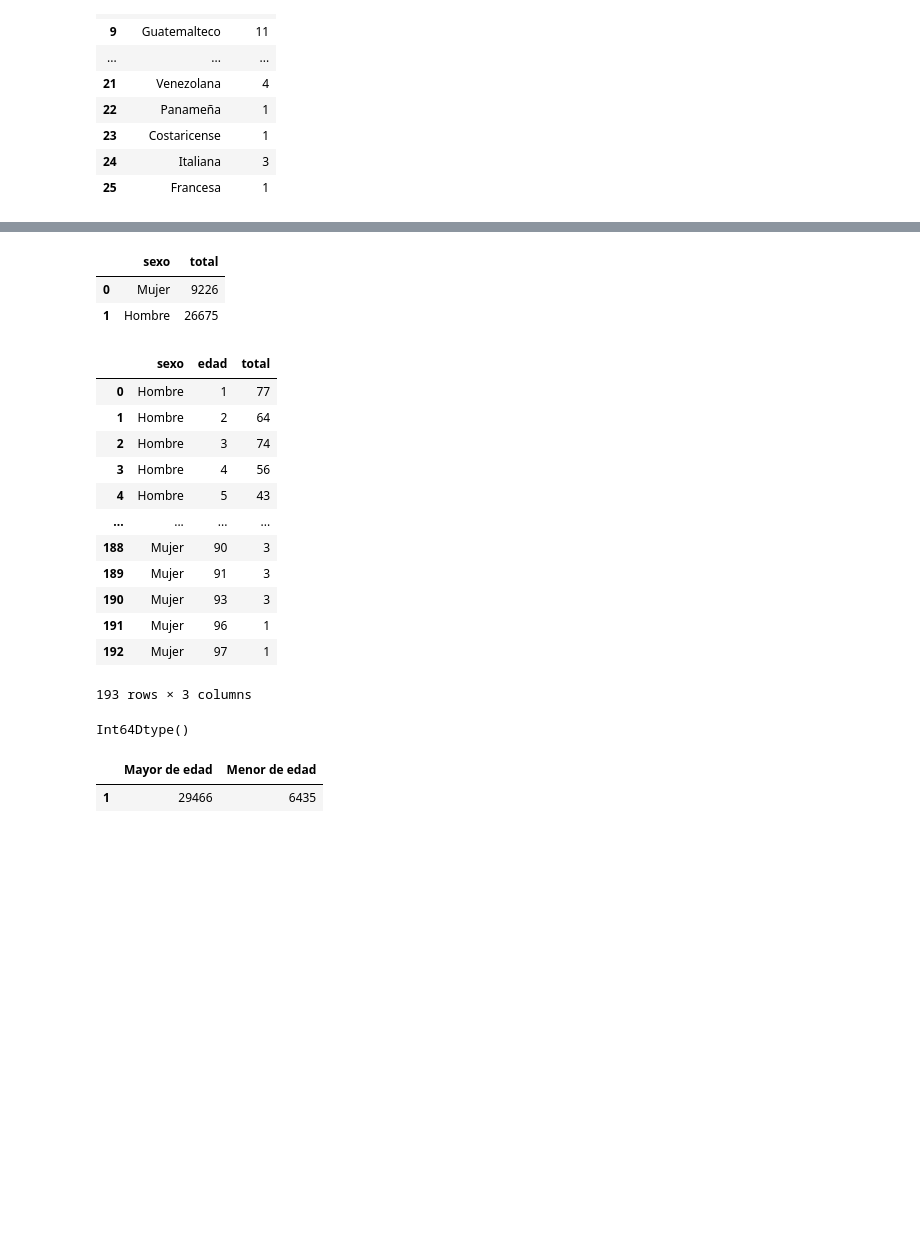
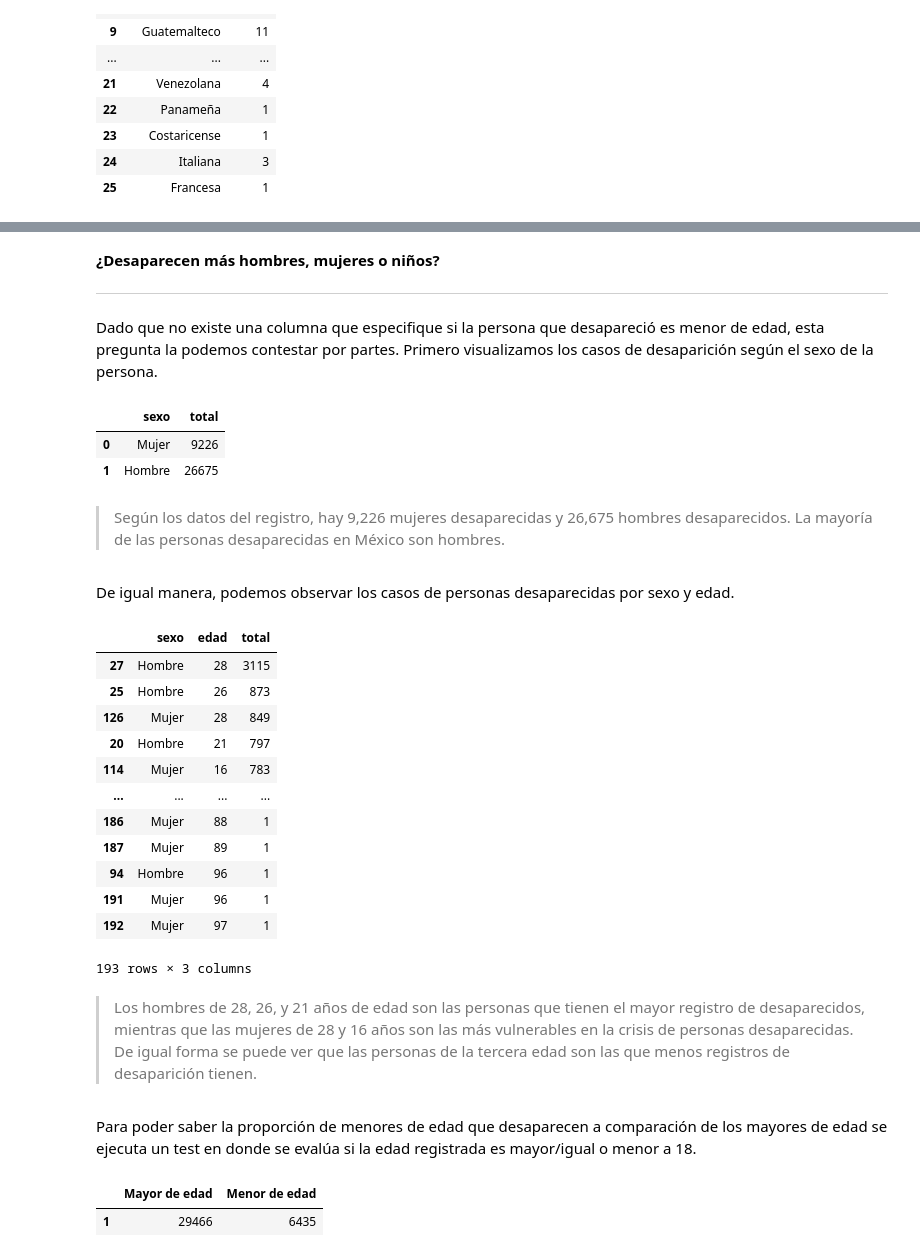
Before and after one commit to MinervaNunez/Proyecto-de-Python-BEDU, a Jupyter notebook: Proyecto_Equipo_8.ipynb, the cells around one changed output, grey strips where cells are left out. Saved outputs shown, nothing was run; the diff lists cells and outputs as text; code cells hidden in the pictures; blank space fills up the shorter version.

Commit message:
Add files via upload
Notebook con preguntas contestadas

```diff
--- a/Proyecto_Equipo_8.ipynb
+++ b/Proyecto_Equipo_8.ipynb
@@ -781,6 +779,6 @@ Aplicaremos una transformación similar en nuestra columna de edades, convirtien
 # %% [markdown]
 Pasemos a la imputación usando la mediana.
 # %%
-edad_mediana = df['Edad'].median().astype(int)
+edad_mediana = df['Edad'].median()
 edad_mediana
 # %% [output]
@@ -1133,5 +1185,6 @@ df.groupby(['entidad'], sort=False).size().reset_index(name='total')
 # %%
-df.groupby(['entidad', 'municipio'], sort=False).size().reset_index(name='total')
+df.entidad_municipio= df.groupby(['entidad', 'municipio'], sort=False).size().reset_index(name='total')
+df.entidad_municipio
 # %% [output]
 |  | entidad | municipio | total |
 | 0 | Sonora | Navojoa | 76 |
@@ -1147,7 +1200,8 @@ df.groupby(['entidad', 'municipio'], sort=False).size().reset_index(name='total'
 | 1163 | Puebla | Chila | 1 |
 1164 rows × 3 columns
 # %%
-df.groupby(['entidad', 'municipio', 'localidad'], sort=False).size().reset_index(name='total')
+df.entidad_municipio_localidad= df.groupby(['entidad', 'municipio', 'localidad'], sort=False).size().reset_index(name='total')
+df.entidad_municipio_localidad
 # %% [output]
 |  | entidad | municipio | localidad | total |
 | 0 | Sonora | Navojoa | Navojoa | 68 |
@@ -1165,5 +1247,6 @@ df.groupby(['entidad', 'municipio', 'localidad'], sort=False).size().reset_index
 # %%
-df.groupby(['nacionalidad'], sort=False).size().reset_index(name='total')
+df.desaparecidos_nacionalidad= df.groupby(['nacionalidad'], sort=False).size().reset_index(name='total')
+df.desaparecidos_nacionalidad
 # %% [output]
 |  | nacionalidad | total |
 | 0 | Mexicana | 33667 |
@@ -1185,29 +1275,44 @@ df.groupby(['nacionalidad'], sort=False).size().reset_index(name='total')
+# %% [markdown]
+**¿Desaparecen más hombres, mujeres o niños?**
+
+---
+# %% [markdown]
+Dado que no existe una columna que especifique si la persona que desapareció es menor de edad, esta pregunta la podemos contestar por partes. Primero visualizamos los casos de desaparición según el sexo de la persona.
 # %%
 df.groupby(['sexo'], sort=False).size().reset_index(name='total')
 # %% [output]
 |  | sexo | total |
 | 0 | Mujer | 9226 |
 | 1 | Hombre | 26675 |
+# %% [markdown]
+
+
+> Según los datos del registro, hay 9,226 mujeres desaparecidas y 26,675 hombres desaparecidos. La mayoría de las personas desaparecidas en México son hombres.
+# %% [markdown]
+De igual manera, podemos observar los casos de personas desaparecidas por sexo y edad.
 # %%
-df.groupby(['sexo', 'edad'], sort=True).size().reset_index(name='total')
+df.desaparecidos_sexo_edad= df.groupby(['sexo', 'edad'], sort=True).size().reset_index(name='total')
+df.desaparecidos_sexo_edad.sort_values('total', ascending= False)
 # %% [output]
 |  | sexo | edad | total |
-| 0 | Hombre | 1 | 77 |
-| 1 | Hombre | 2 | 64 |
-| 2 | Hombre | 3 | 74 |
-| 3 | Hombre | 4 | 56 |
-| 4 | Hombre | 5 | 43 |
+| 27 | Hombre | 28 | 3115 |
+| 25 | Hombre | 26 | 873 |
+| 126 | Mujer | 28 | 849 |
+| 20 | Hombre | 21 | 797 |
+| 114 | Mujer | 16 | 783 |
 | ... | ... | ... | ... |
-| 188 | Mujer | 90 | 3 |
-| 189 | Mujer | 91 | 3 |
-| 190 | Mujer | 93 | 3 |
+| 186 | Mujer | 88 | 1 |
+| 187 | Mujer | 89 | 1 |
+| 94 | Hombre | 96 | 1 |
 | 191 | Mujer | 96 | 1 |
 | 192 | Mujer | 97 | 1 |
 193 rows × 3 columns
-# %%
-df['edad'].dtypes
-# %% [output]
-Int64Dtype()
+# %% [markdown]
+
+
+> Los hombres de 28, 26, y 21 años de edad son las personas que tienen el mayor registro de desaparecidos, mientras que las mujeres de 28 y 16 años son las más vulnerables en la crisis de personas desaparecidas. De igual forma se puede ver que las personas de la tercera edad son las que menos registros de desaparición tienen.
+# %% [markdown]
+Para poder saber la proporción de menores de edad que desaparecen a comparación de los mayores de edad se ejecuta un test en donde se evalúa si la edad registrada es mayor/igual o menor a 18.
 # %%
 test = {
     'Mayor de edad': (df['edad'] >= 18).sum(),
```
Also changed, not shown: parts of 55 cells of this notebook.
